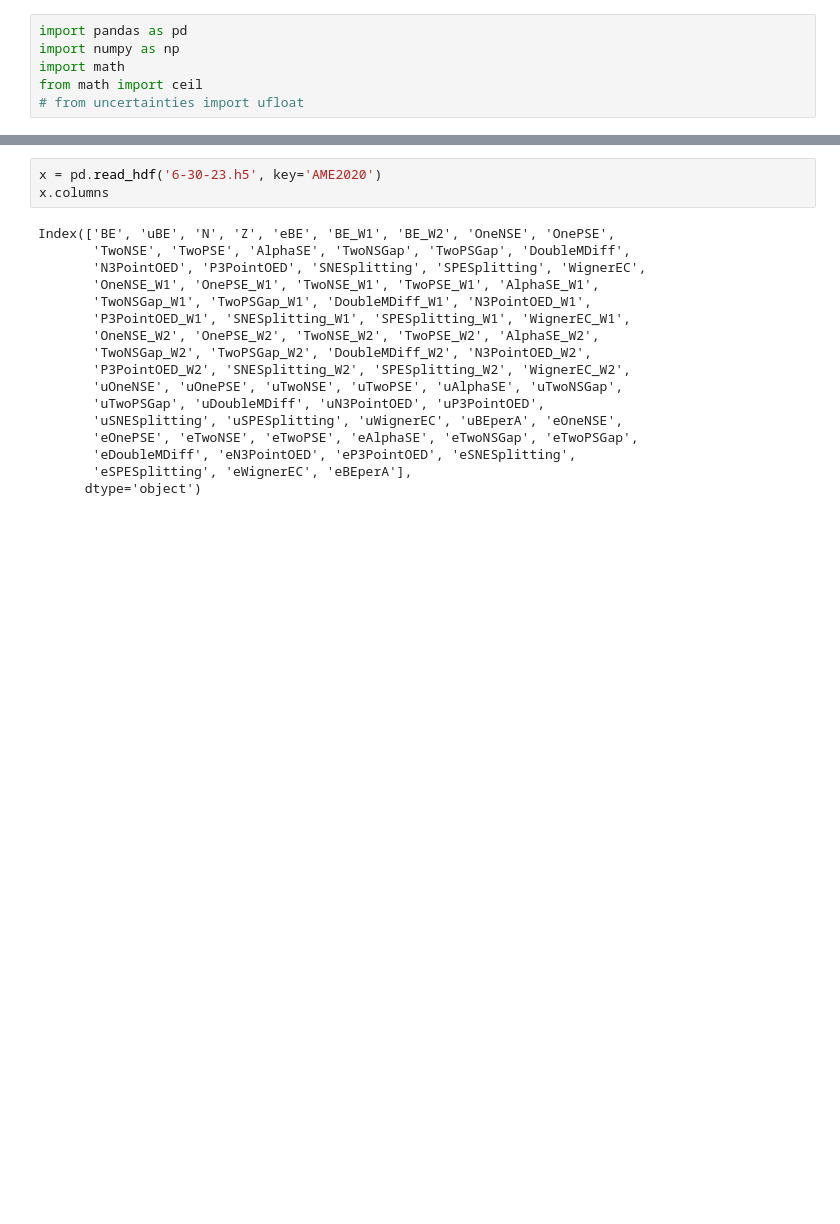
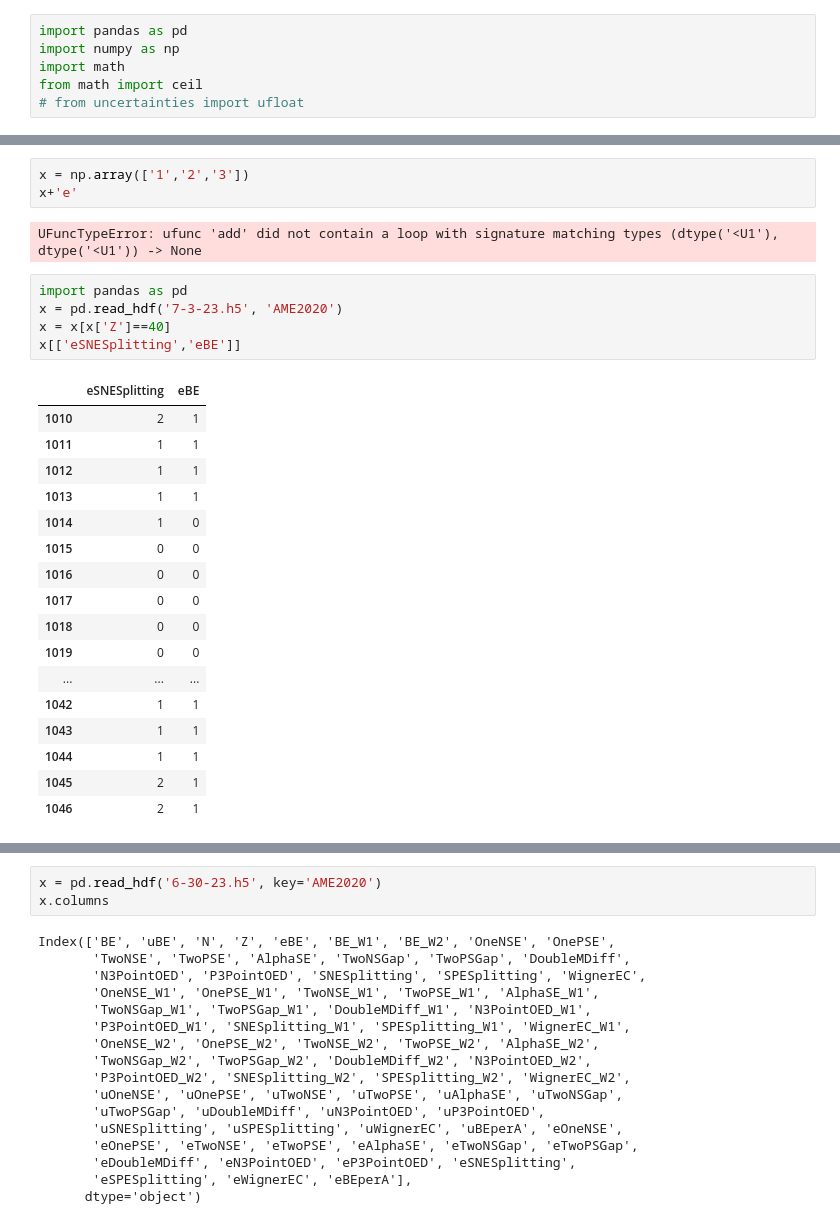
Before and after one commit to massexplorer/bmex-masses, a Jupyter notebook: data/parser.ipynb, the cells around one changed output, grey strips where cells are left out. Saved outputs shown, nothing was run; the diff lists cells and outputs as text; blank space fills up the shorter version.

```diff
--- a/data/parser.ipynb
+++ b/data/parser.ipynb
@@ -365,6 +437,34 @@ def Wig2(Z, N):
 
 def Identity(Z, N):
     return 0
+# %%
+x = np.array(['1','2','3'])
+x+'e'
+# %% [output]
+UFuncTypeError: ufunc 'add' did not contain a loop with signature matching types (dtype('<U1'), dtype('<U1')) -> None
+# %%
+import pandas as pd
+x = pd.read_hdf('7-3-23.h5', 'AME2020')
+x = x[x['Z']==40]
+x[['eSNESplitting','eBE']]
+# %% [output]
+|  | eSNESplitting | eBE |
+| 1010 | 2 | 1 |
+| 1011 | 1 | 1 |
+| 1012 | 1 | 1 |
+| 1013 | 1 | 1 |
+| 1014 | 1 | 0 |
+| 1015 | 0 | 0 |
+| 1016 | 0 | 0 |
+| 1017 | 0 | 0 |
+| 1018 | 0 | 0 |
+| 1019 | 0 | 0 |
+| ... | ... | ... |
+| 1042 | 1 | 1 |
+| 1043 | 1 | 1 |
+| 1044 | 1 | 1 |
+| 1045 | 2 | 1 |
+| 1046 | 2 | 1 |
 # %%
 
 sheet_names = ['AME2020', 'DD-ME2', 'DD-MEdelta', 'DD-PC1', 'NL3S', 'SKMS', 'SKP', 'SLY4', 'SV', \
```
Also changed, not shown: parts of 3 cells of this notebook, 7 other files.
